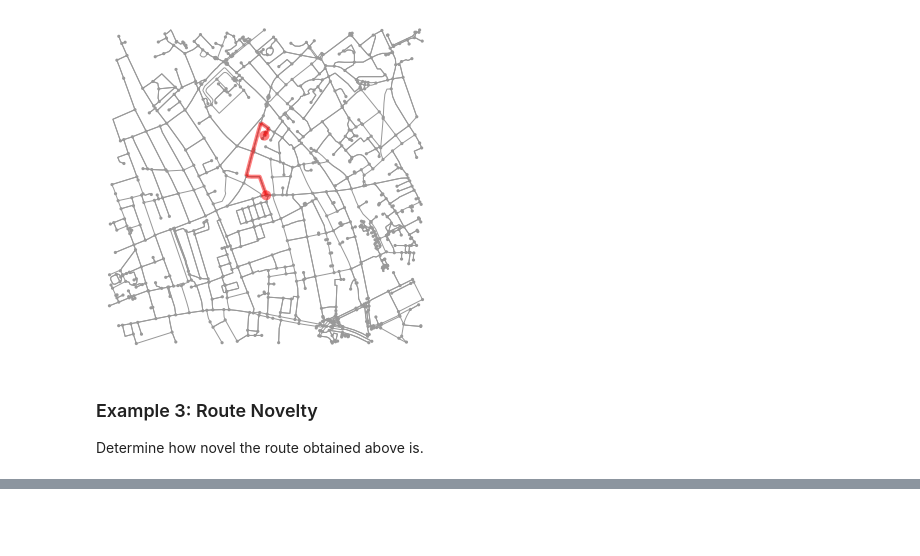
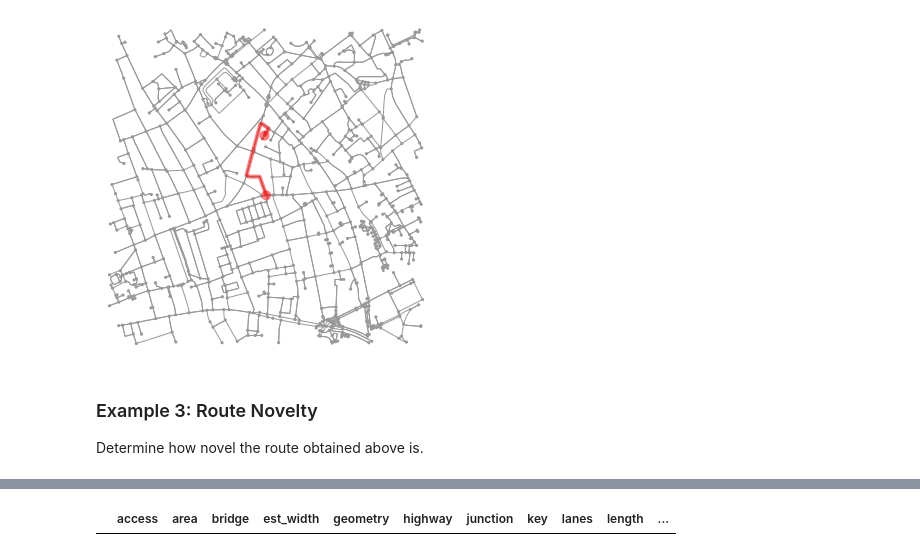
Before and after one commit to heidimhurst/ucl_msc, a Jupyter notebook: term2/networks/routing_examples.ipynb, the cells around one changed output, grey strips where cells are left out. Drawn from its saved outputs; the diff is of its cells as text; code cells hidden in the pictures; blank space fills up the shorter version.

```diff
--- a/term2/networks/routing_examples.ipynb
+++ b/term2/networks/routing_examples.ipynb
@@ -131,0 +225,7 @@ Route contains 186/186 novel segments, accounting for 7.400400999999999km (100.0
+# %%
+gdf_edges = ox.graph_to_gdfs(streets_freq, nodes=False, fill_edge_geometry=True)
+
+    # read in frequency keys to list
+pts = []
+for k in freq.keys():
+    pts.append((k[0], k[1]))
@@ -131,0 +239,4 @@ Route contains 186/186 novel segments, accounting for 7.400400999999999km (100.0
+# %%
+gdf_edges[(gdf_edges['u'] == 3438484455) & (gdf_edges['v'] == 3438484454)]
+# %% [output]
+|  | access | area | bridge | est_width | geometry | highway | junction | key | lanes | length | ... |
```
Also changed, not shown: parts of 35 cells of this notebook, 27 other files.
